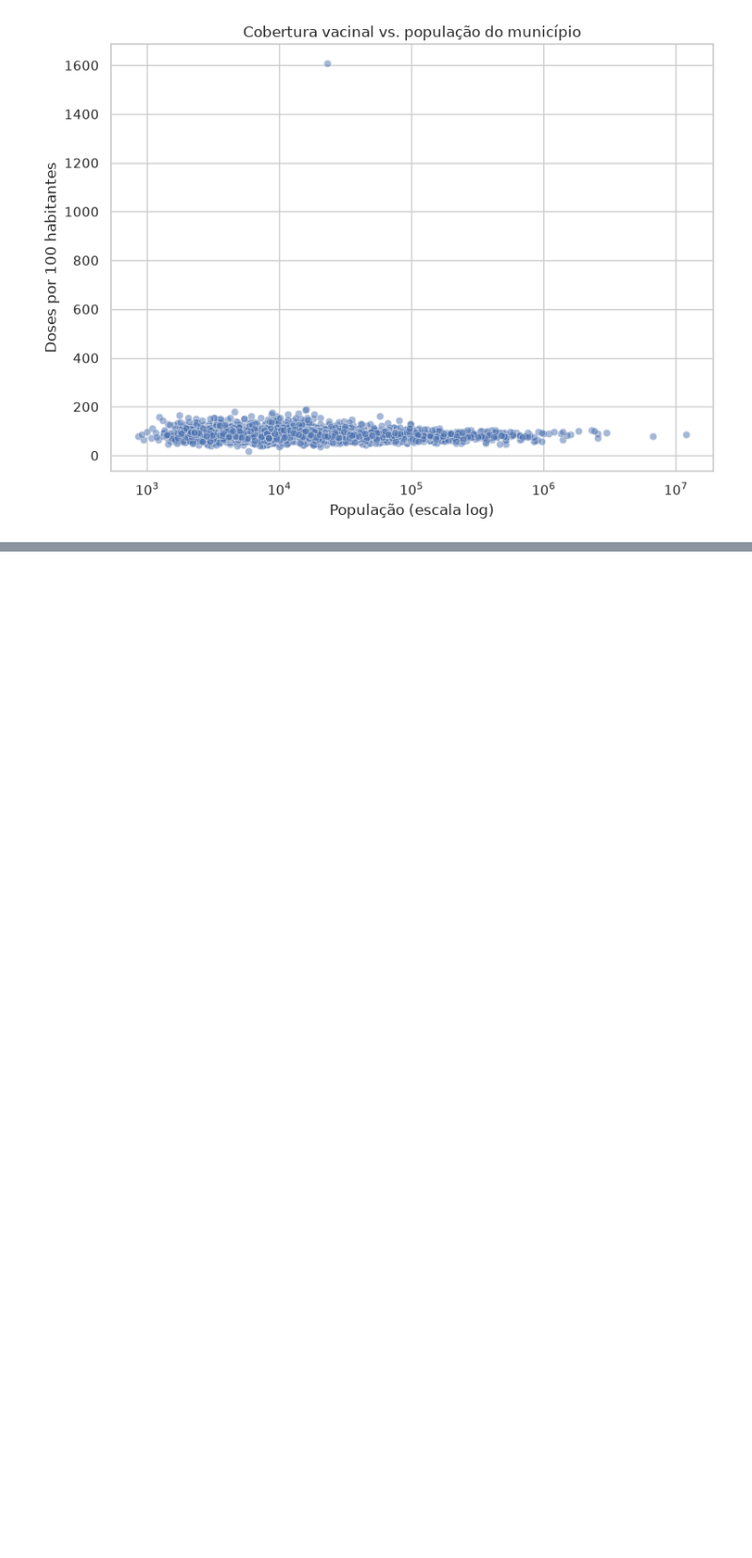
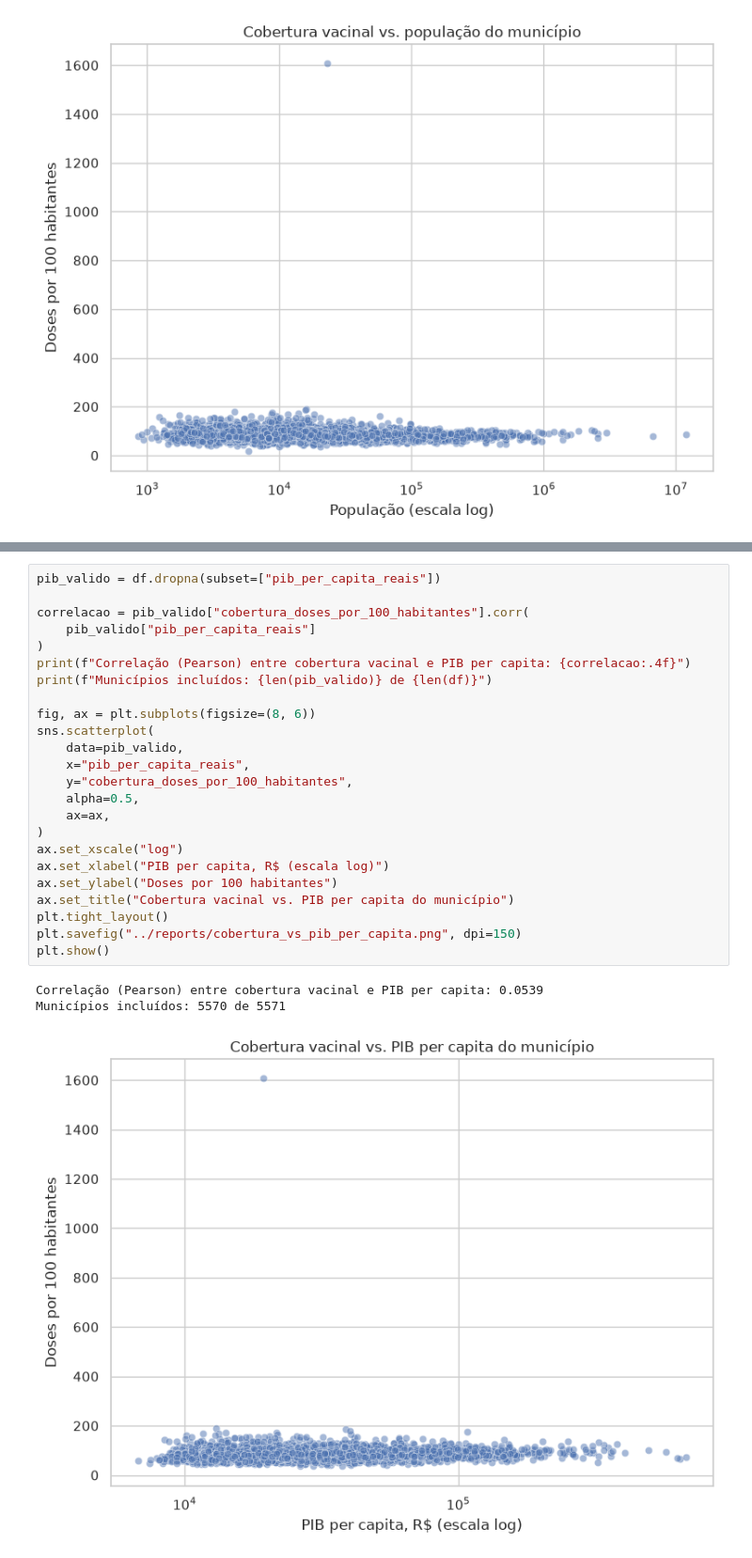
Before and after one commit to leonardohakim/imuniza-data-handson-mackenzie, a Jupyter notebook: notebooks/02_analise_exploratoria.ipynb, the cells around one changed output, grey strips where cells are left out. Shown at 94% size. Cells and saved outputs as stored; diff of their text form; blank space fills up the shorter version.

Commit message:
docs: adiciona analise de correlacao cobertura x PIB per capita no notebook

```diff
--- a/notebooks/02_analise_exploratoria.ipynb
+++ b/notebooks/02_analise_exploratoria.ipynb
@@ -193,0 +199,28 @@ o que ainda não foi feito na Etapa 1 (só população foi coletada). Ver
+# %%
+pib_valido = df.dropna(subset=["pib_per_capita_reais"])
+
+correlacao = pib_valido["cobertura_doses_por_100_habitantes"].corr(
+    pib_valido["pib_per_capita_reais"]
+)
+print(f"Correlação (Pearson) entre cobertura vacinal e PIB per capita: {correlacao:.4f}")
+print(f"Municípios incluídos: {len(pib_valido)} de {len(df)}")
+
+fig, ax = plt.subplots(figsize=(8, 6))
+sns.scatterplot(
+    data=pib_valido,
+    x="pib_per_capita_reais",
+    y="cobertura_doses_por_100_habitantes",
+    alpha=0.5,
+    ax=ax,
+)
+ax.set_xscale("log")
+ax.set_xlabel("PIB per capita, R$ (escala log)")
+ax.set_ylabel("Doses por 100 habitantes")
+ax.set_title("Cobertura vacinal vs. PIB per capita do município")
+plt.tight_layout()
+plt.savefig("../reports/cobertura_vs_pib_per_capita.png", dpi=150)
+plt.show()
+# %% [output]
+Correlação (Pearson) entre cobertura vacinal e PIB per capita: 0.0539
+Municípios incluídos: 5570 de 5571
+[figure, added]
```
Also changed, not shown: parts of 5 cells of this notebook, 1 other file.
